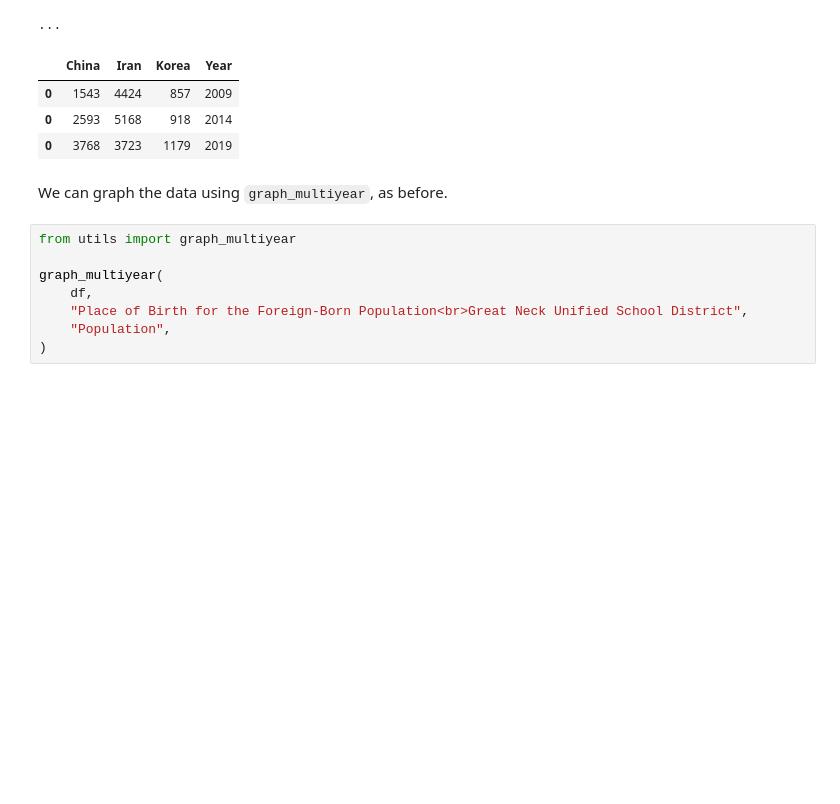
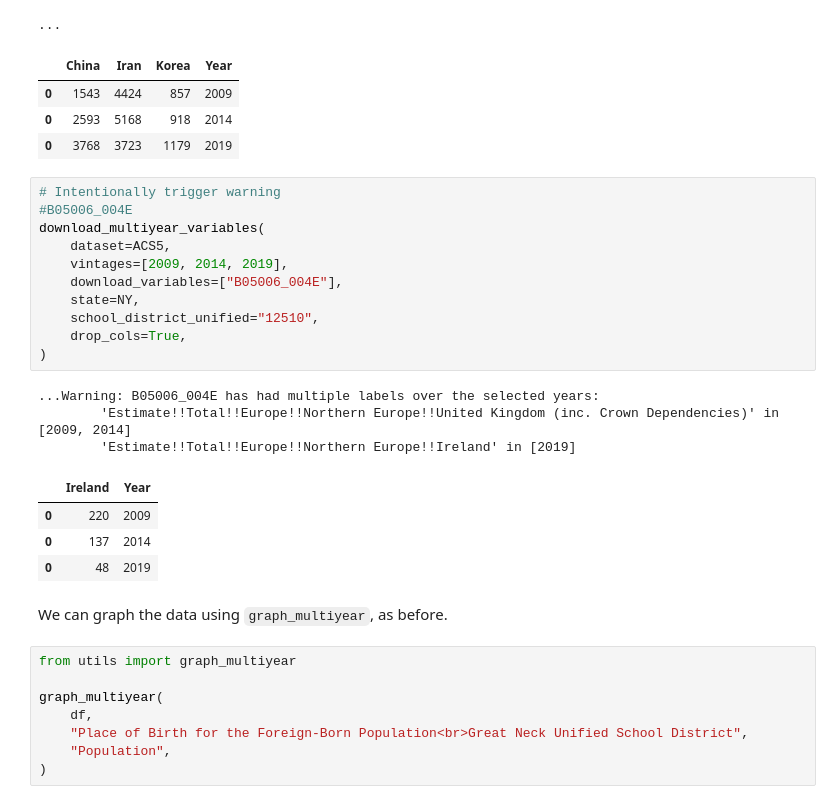
Before and after one commit to arilamstein/hometown_analysis, a Jupyter notebook: 06-place-of-birth.ipynb, the cells around one changed output. Drawn from its saved outputs; the diff is of its cells as text; blank space fills up the shorter version.

```diff
--- a/06-place-of-birth.ipynb
+++ b/06-place-of-birth.ipynb
@@ -119,6 +119,25 @@ df
 | 0 | 1543 | 4424 | 857 | 2009 |
 | 0 | 2593 | 5168 | 918 | 2014 |
 | 0 | 3768 | 3723 | 1179 | 2019 |
+# %%
+# Intentionally trigger warning
+#B05006_004E
+download_multiyear_variables(
+    dataset=ACS5,
+    vintages=[2009, 2014, 2019],
+    download_variables=["B05006_004E"],
+    state=NY,
+    school_district_unified="12510",
+    drop_cols=True,
+)
+# %% [output]
+...Warning: B05006_004E has had multiple labels over the selected years:
+        'Estimate!!Total!!Europe!!Northern Europe!!United Kingdom (inc. Crown Dependencies)' in [2009, 2014]
+        'Estimate!!Total!!Europe!!Northern Europe!!Ireland' in [2019]
+|  | Ireland | Year |
+| 0 | 220 | 2009 |
+| 0 | 137 | 2014 |
+| 0 | 48 | 2019 |
 # %% [markdown]
 We can graph the data using `graph_multiyear`, as before.
 # %%
```
Also changed, not shown: 1 other file.
